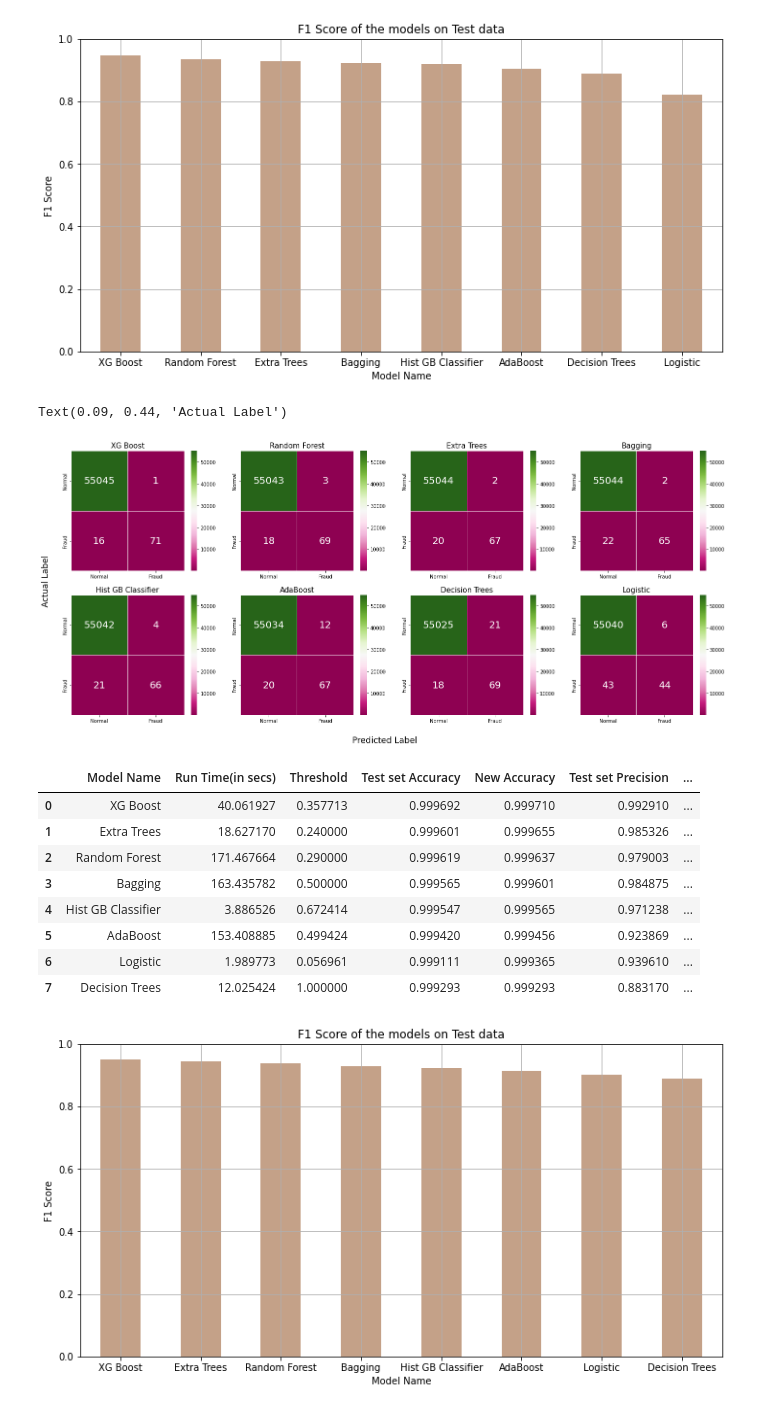
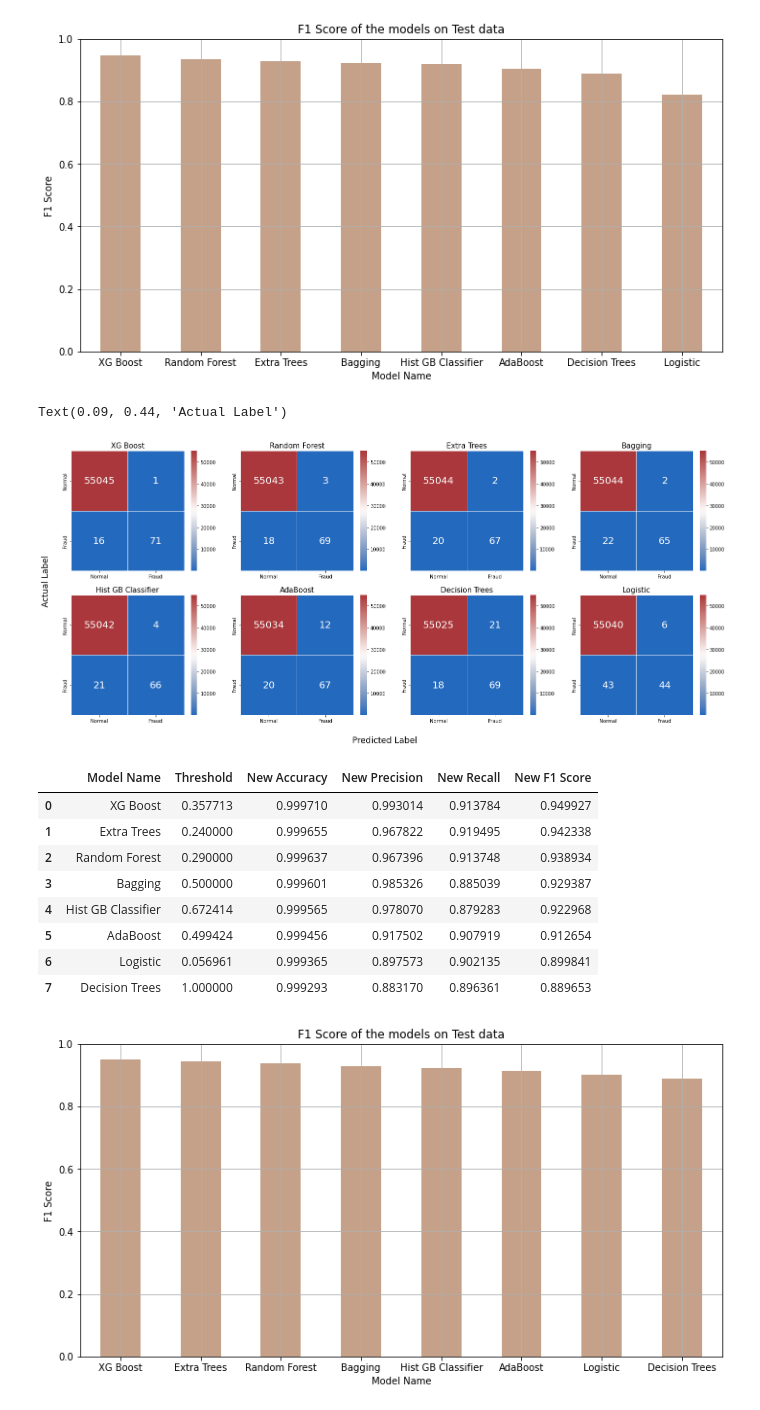
Before and after one commit to PHNPR/Credit-Card-Fraud-Detection, a Jupyter notebook: Credit Card Fraud.ipynb, the cells around one changed output. Saved outputs shown, nothing was run; the diff lists cells and outputs as text; code cells hidden in the pictures.

Commit message:
Updated F1 score plot

```diff
--- a/Credit Card Fraud.ipynb
+++ b/Credit Card Fraud.ipynb
@@ -246,32 +246,32 @@ plt.show()
 # %%
 fig, axn = plt.subplots(nrows= 2 , ncols= 4 ,figsize= (24,10))
 l = ['Normal' , 'Fraud']
 
 for i, ax in enumerate(axn.flat):
     k = list(df['Model Name'])[i]
-    sns.heatmap(cf_matrix[k] , ax=ax , cmap="PiYG" , annot=True , annot_kws= {'size':20} , fmt= 'd' ,
+    sns.heatmap(cf_matrix[k] , ax=ax , cmap="vlag" , annot=True , annot_kws= {'size':20} , fmt= 'd' ,
                 linewidths= .5 , xticklabels = l , yticklabels=l)
     ax.set_title(k,fontsize=15)
 
 fig.text(0.46, 0.046 , 'Predicted Label' , fontsize= 'xx-large')
 fig.text(0.09, 0.44 , 'Actual Label' , rotation= 'vertical' , fontsize= 'xx-large')
 # %% [output]
 Text(0.09, 0.44, 'Actual Label')
-[figure, old version]
+[figure, new version]
 # %%
 df = pd.DataFrame(table)
 df = df.sort_values('New F1 Score' , ascending= False , ignore_index= True)
-df
+df[['Model Name','Threshold','New Accuracy','New Precision','New Recall','New F1 Score']]
 # %% [output]
-|  | Model Name | Run Time(in secs) | Threshold | Test set Accuracy | New Accuracy | Test set Precision | ... |
-| 0 | XG Boost | 40.061927 | 0.357713 | 0.999692 | 0.999710 | 0.992910 | ... |
-| 1 | Extra Trees | 18.627170 | 0.240000 | 0.999601 | 0.999655 | 0.985326 | ... |
-| 2 | Random Forest | 171.467664 | 0.290000 | 0.999619 | 0.999637 | 0.979003 | ... |
-| 3 | Bagging | 163.435782 | 0.500000 | 0.999565 | 0.999601 | 0.984875 | ... |
-| 4 | Hist GB Classifier | 3.886526 | 0.672414 | 0.999547 | 0.999565 | 0.971238 | ... |
-| 5 | AdaBoost | 153.408885 | 0.499424 | 0.999420 | 0.999456 | 0.923869 | ... |
-| 6 | Logistic | 1.989773 | 0.056961 | 0.999111 | 0.999365 | 0.939610 | ... |
-| 7 | Decision Trees | 12.025424 | 1.000000 | 0.999293 | 0.999293 | 0.883170 | ... |
+|  | Model Name | Threshold | New Accuracy | New Precision | New Recall | New F1 Score |
+| 0 | XG Boost | 0.357713 | 0.999710 | 0.993014 | 0.913784 | 0.949927 |
+| 1 | Extra Trees | 0.240000 | 0.999655 | 0.967822 | 0.919495 | 0.942338 |
+| 2 | Random Forest | 0.290000 | 0.999637 | 0.967396 | 0.913748 | 0.938934 |
+| 3 | Bagging | 0.500000 | 0.999601 | 0.985326 | 0.885039 | 0.929387 |
+| 4 | Hist GB Classifier | 0.672414 | 0.999565 | 0.978070 | 0.879283 | 0.922968 |
+| 5 | AdaBoost | 0.499424 | 0.999456 | 0.917502 | 0.907919 | 0.912654 |
+| 6 | Logistic | 0.056961 | 0.999365 | 0.897573 | 0.902135 | 0.899841 |
+| 7 | Decision Trees | 1.000000 | 0.999293 | 0.883170 | 0.896361 | 0.889653 |
 # %%
 df.plot.bar(x="Model Name", y="New F1 Score", alpha=0.5, color= 'saddlebrown',
             title="F1 Score of the models on Test data", legend=False, figsize=[12,6], rot=0, grid=True, ylim=[0,1])
```
Also changed, not shown: parts of 4 cells of this notebook.
